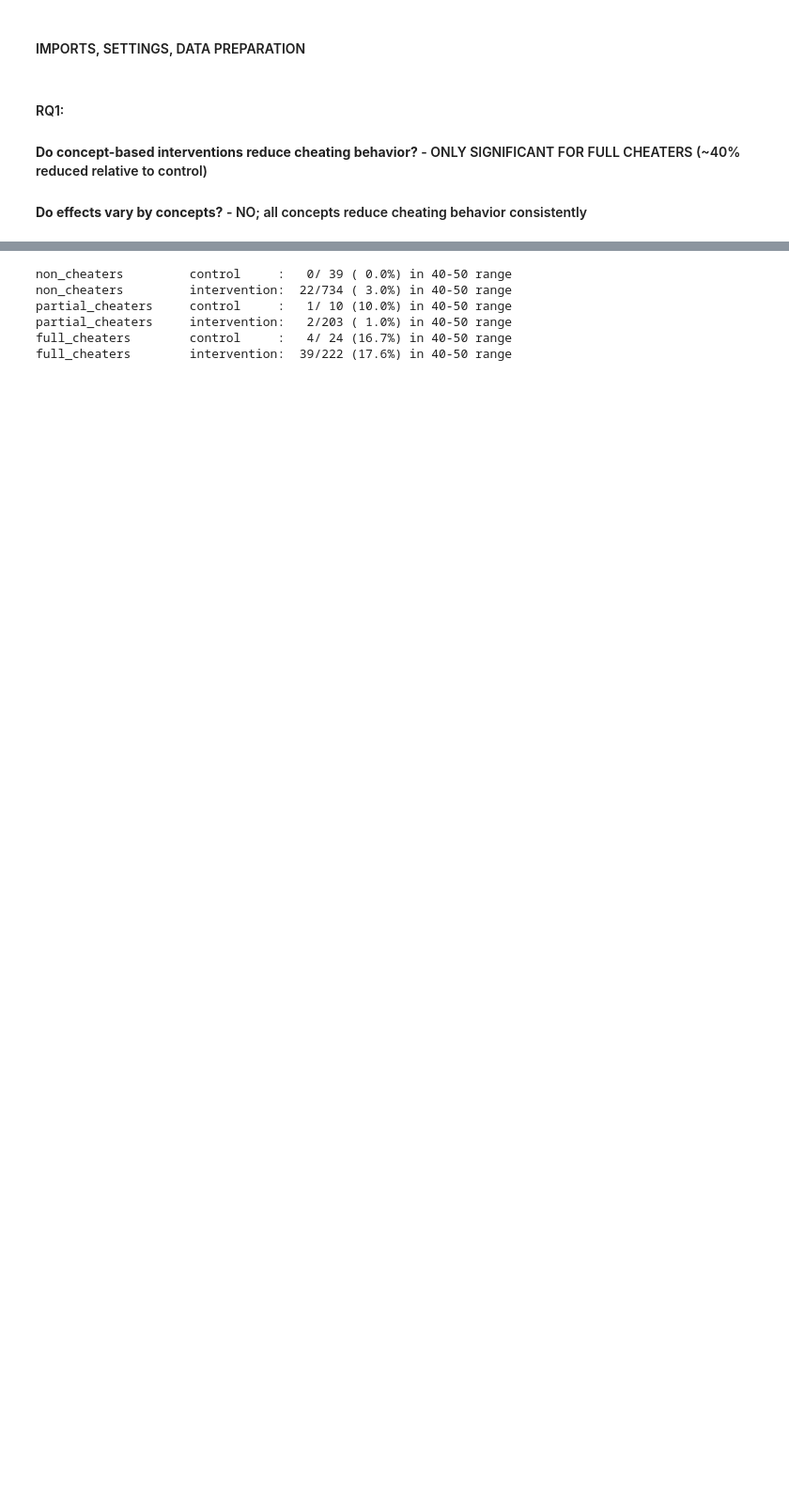
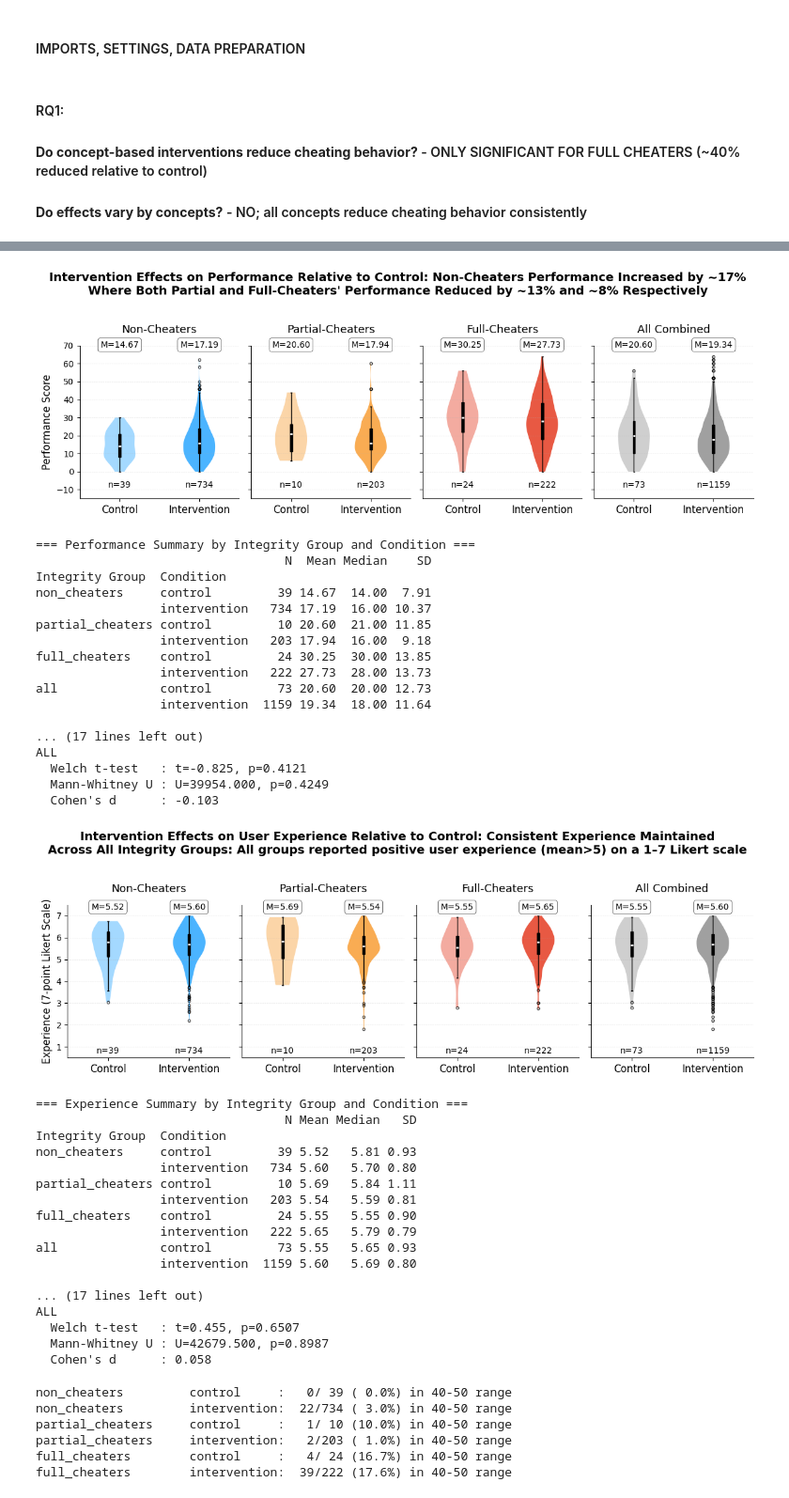
Before and after one commit to svdpmukherjee/game-behavior-intervention-study, a Jupyter notebook: game-behavior-analytics/data_analysis_notebook/notebook/RQ_analysis.ipynb, the cells around one changed output, grey strips where cells are left out. Shown at 94% size. Saved outputs shown, nothing was run; the diff lists cells and outputs as text; code cells hidden in the pictures; blank space fills up the shorter version.

```diff
--- a/game-behavior-analytics/data_analysis_notebook/notebook/RQ_analysis.ipynb
+++ b/game-behavior-analytics/data_analysis_notebook/notebook/RQ_analysis.ipynb
@@ -513,3 +431,75 @@ ALL
+# %%
+# =============================================================================
+# RQ2 plots: Performance and Experience by Integrity Group and Condition
+# =============================================================================
+
+df_tmp = df_combined.copy()
+df_tmp['integrity_group'] = 'all'
+df_all = pd.concat([df_combined, df_tmp], ignore_index=True)
+df_all['integrity_group'] = pd.Categorical(
+    df_all['integrity_group'],
+    categories=['non_cheaters', 'partial_cheaters', 'full_cheaters', 'all'],
+    ordered=True
+)
+
+# ---------------------------------------------------------------------
+# Run for PERFORMANCE
+# ---------------------------------------------------------------------
+plot_metric(
+    df_all, df_combined, 'performance', 'Performance',
+    'Performance Score', (-15, 70), mean_ypos=68, n_ypos=-5,
+    subtitle="Intervention Effects on Performance Relative to Control: Non-Cheaters Performance Increased by ~17%\n"
+    "Where Both Partial and Full-Cheaters' Performance Reduced by ~13% and ~8% Respectively",
+)
+summarize_and_test(df_all, df_combined, 'performance', ['non_cheaters','partial_cheaters','full_cheaters','all'], 'Performance')
+
+# ---------------------------------------------------------------------
+# Run for EXPERIENCE
+# ---------------------------------------------------------------------
+plot_metric(
+    df_all, df_combined, 'experience', 'Experience',
+    'Experience (7-point Likert Scale)', (0.5, 7.5), mean_ypos=7.2, n_ypos=1,
+    subtitle="Intervention Effects on User Experience Relative to Control: Consistent Experience Maintained\n"
+    "Across All Integrity Groups: All groups reported positive user experience (mean>5) on a 1–7 Likert scale"
+)
+summarize_and_test(df_all, df_combined, 'experience', ['non_cheaters','partial_cheaters','full_cheaters','all'], 'Experience')
+# %% [output]
+[figure, added]
+=== Performance Summary by Integrity Group and Condition ===
+                                  N  Mean Median    SD
+Integrity Group  Condition
+non_cheaters     control         39 14.67  14.00  7.91
+                 intervention   734 17.19  16.00 10.37
+partial_cheaters control         10 20.60  21.00 11.85
+                 intervention   203 17.94  16.00  9.18
+full_cheaters    control         24 30.25  30.00 13.85
+                 intervention   222 27.73  28.00 13.73
+all              control         73 20.60  20.00 12.73
+                 intervention  1159 19.34  18.00 11.64
+
+... (17 lines left out)
+ALL
+  Welch t-test   : t=-0.825, p=0.4121
+  Mann-Whitney U : U=39954.000, p=0.4249
+  Cohen's d      : -0.103
+[figure, added]
+=== Experience Summary by Integrity Group and Condition ===
+                                  N Mean Median   SD
+Integrity Group  Condition
+non_cheaters     control         39 5.52   5.81 0.93
+                 intervention   734 5.60   5.70 0.80
+partial_cheaters control         10 5.69   5.84 1.11
+                 intervention   203 5.54   5.59 0.81
+full_cheaters    control         24 5.55   5.55 0.90
+                 intervention   222 5.65   5.79 0.79
+all              control         73 5.55   5.65 0.93
+                 intervention  1159 5.60   5.69 0.80
+
+... (17 lines left out)
+ALL
+  Welch t-test   : t=0.455, p=0.6507
+  Mann-Whitney U : U=42679.500, p=0.8987
+  Cohen's d      : 0.058
 # %%
 # Count scores in 40-50 range
 for group in ['non_cheaters', 'partial_cheaters', 'full_cheaters']:
```
Also changed, not shown: parts of 27 cells of this notebook, 31 other files.
